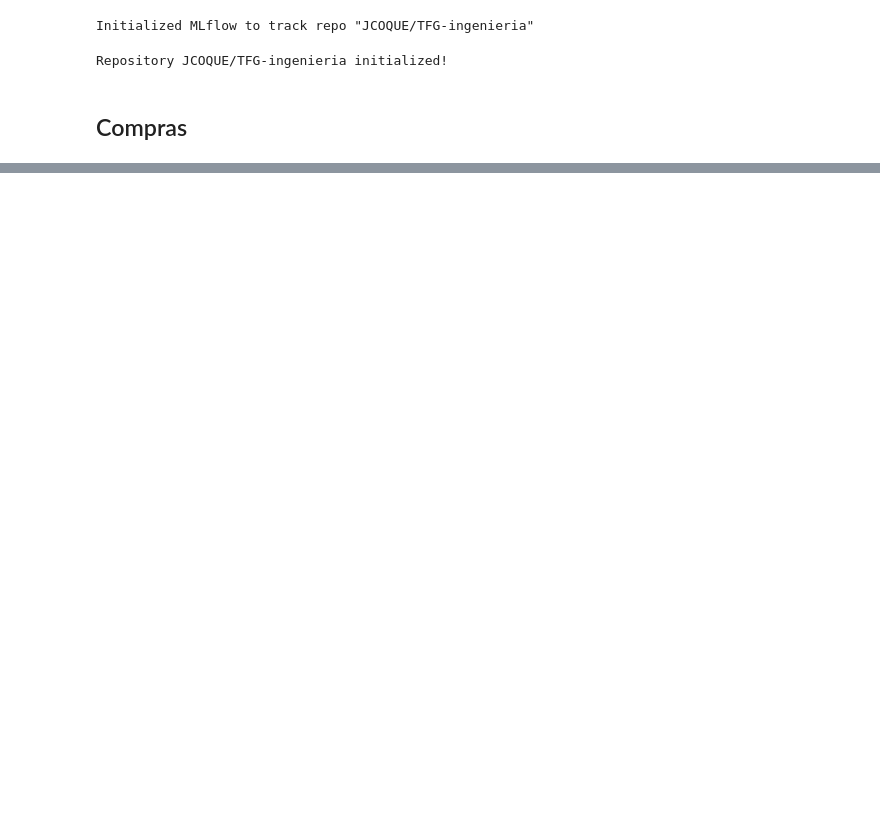
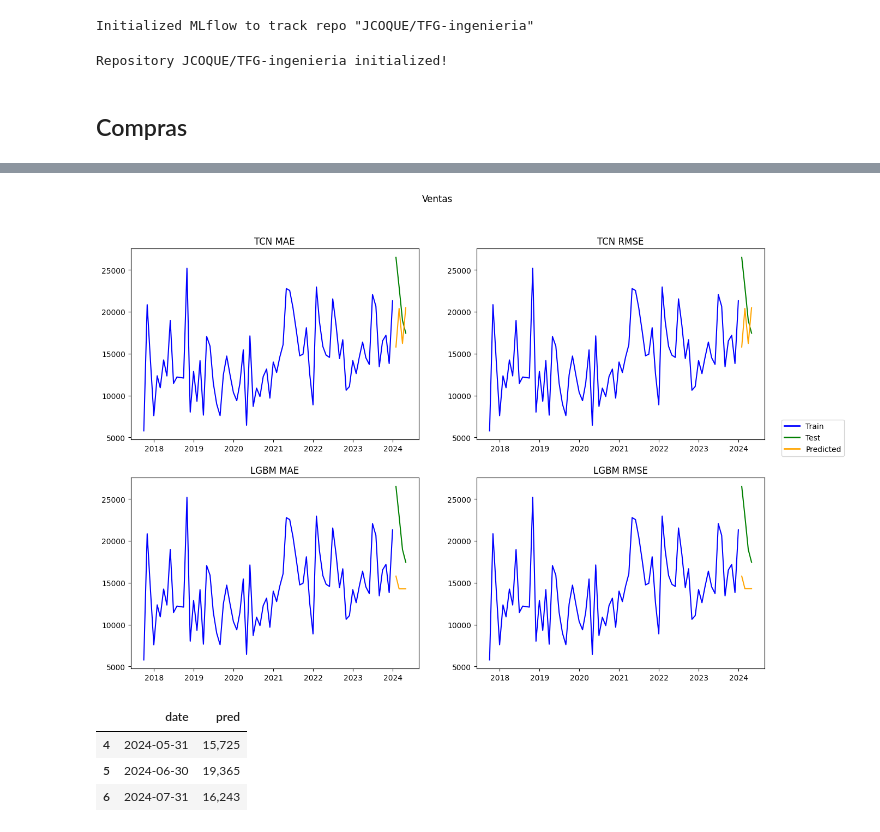
Before and after one commit to JCOQUE/TFG-ingenieria, a Jupyter notebook: Desarrollo/codigo/comparing_results.ipynb, the cells around one changed output, grey strips where cells are left out. Cells and saved outputs as stored; diff of their text form; code cells hidden in the pictures; blank space fills up the shorter version.

```diff
--- a/Desarrollo/codigo/comparing_results.ipynb
+++ b/Desarrollo/codigo/comparing_results.ipynb
@@ -42,0 +151,3 @@ test_ts
+# %%
+test_ts_ventas = mgts.get_ts("Ventas", type = 'test')
+test_ts_ventas
@@ -42,0 +160,4 @@ test_ts
+# %%
+TCN_ventas_mae = get_mlflow_pred('mlflow-artifacts:/24b7234b0fc04727a39b4e7add015333/c41cfa44a29246a580ef87bbd50b963e/artifacts/predictions/TCN_Ventas_best_mae.csv')
+TCN_ventas_mae = transform_dataset(TCN_ventas_mae)
+TCN_ventas_mae
@@ -42,0 +180,4 @@ test_ts
+# %%
+lgbm_ventas_mae = get_mlflow_pred('mlflow-artifacts:/703c637793b24acb87079f949bd98ee1/6738197386ad45f7bcf1dc2316b8667e/artifacts/predictions/LightGBM_Ventas_best_mae.csv')
+lgbm_ventas_mae = transform_dataset(lgbm_ventas_mae)
+lgbm_ventas_mae
@@ -42,0 +190,4 @@ test_ts
+# %%
+lgbm_ventas_rmse = get_mlflow_pred('mlflow-artifacts:/703c637793b24acb87079f949bd98ee1/a53d90f83a834569bbc590444f751533/artifacts/predictions/LightGBM_Ventas_best_rmse.csv')
+lgbm_ventas_rmse = transform_dataset(lgbm_ventas_rmse)
+lgbm_ventas_rmse
@@ -42,0 +200,36 @@ test_ts
+# %%
+plt.close() # since  in the my_future.py I have the next line: matplotlib.use('Agg'), I need to ensrue plt is empty before plotting
+fig, ax = plt.subplots(2,2, figsize = (15,10))
+
+ax[0,0].plot(train_ts_ventas['date'], train_ts_ventas['Ventas'], color = 'blue')
+ax[0,0].plot(test_ts_ventas['date'], test_ts_ventas['Ventas'], color = 'green')
+ax[0,0].plot(TCN_ventas_mae['date'], TCN_ventas_mae['pred'], color = 'orange')
+ax[0,0].set_title('TCN MAE')
+
+ax[0,1].plot(train_ts_ventas['date'], train_ts_ventas['Ventas'], color = 'blue')
+ax[0,1].plot(test_ts_ventas['date'], test_ts_ventas['Ventas'], color = 'green')
+ax[0,1].plot(TCN_ventas_mae['date'], TCN_ventas_mae['pred'], color = 'orange')
+ax[0,1].set_title('TCN RMSE')
+
+ax[1,0].plot(train_ts_ventas['date'], train_ts_ventas['Ventas'], color = 'blue')
+ax[1,0].plot(test_ts_ventas['date'], test_ts_ventas['Ventas'], color = 'green')
+ax[1,0].plot(lgbm_ventas_mae['date'], lgbm_ventas_mae['pred'], color = 'orange')
+ax[1,0].set_title('LGBM MAE')
+
+ax[1,1].plot(train_ts_ventas['date'], train_ts_ventas['Ventas'], color = 'blue')
+ax[1,1].plot(test_ts_ventas['date'], test_ts_ventas['Ventas'], color = 'green')
+ax[1,1].plot(lgbm_ventas_rmse['date'], lgbm_ventas_rmse['pred'], color = 'orange')
+ax[1,1].set_title('LGBM RMSE')
+
+plt.suptitle('Ventas')
+
+lines = [plt.Line2D([0], [0], color='blue', lw=2),
+         plt.Line2D([0], [0], color='green', lw=2),
+         plt.Line2D([0], [0], color='orange', lw=2)]
+labels = ['Train', 'Test', 'Predicted']
+
+fig.legend(lines, labels, loc='center right')
+
+plt.show()
+# %% [output]
+[figure, added]
@@ -42,0 +238,11 @@ test_ts
+# %%
+modelo_ventas_elegido = get_mlflow_pred('mlflow-artifacts:/24b7234b0fc04727a39b4e7add015333/ec9b782d2ae54eb8bb039a9b6a968d6f/artifacts/predictions/TCN_Ventas_best_rmse.csv')
+modelo_ventas_elegido = modelo_ventas_elegido.loc[4:6, :].copy() #Se predicen los siguientes tres meses
+modelo_ventas_elegido['date'] = pd.to_datetime(modelo_ventas_elegido['date'], format= '%Y-%m-%d')
+modelo_ventas_elegido['pred'] = modelo_ventas_elegido['pred'].astype('float32')
+modelo_ventas_elegido
+# %% [output]
+|  | date | pred |
+| 4 | 2024-05-31 | 15,725 |
+| 5 | 2024-06-30 | 19,365 |
+| 6 | 2024-07-31 | 16,243 |
```
Also changed, not shown: parts of 27 cells of this notebook, 37 other files.
